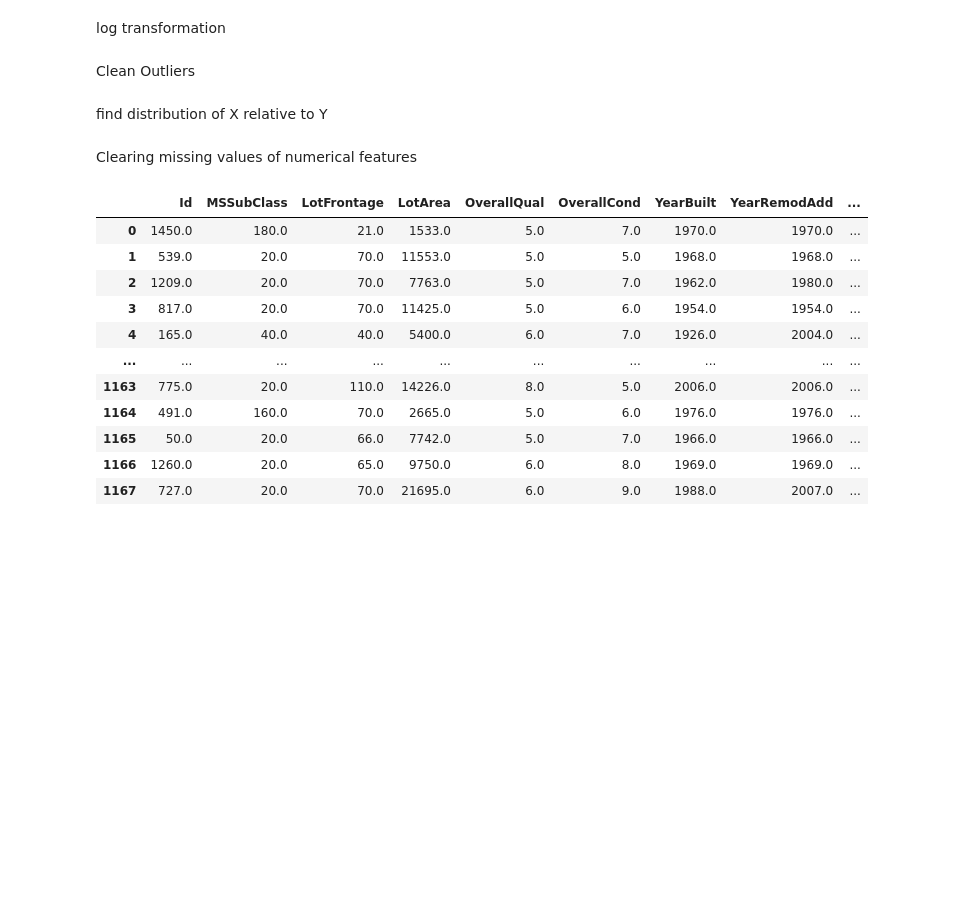
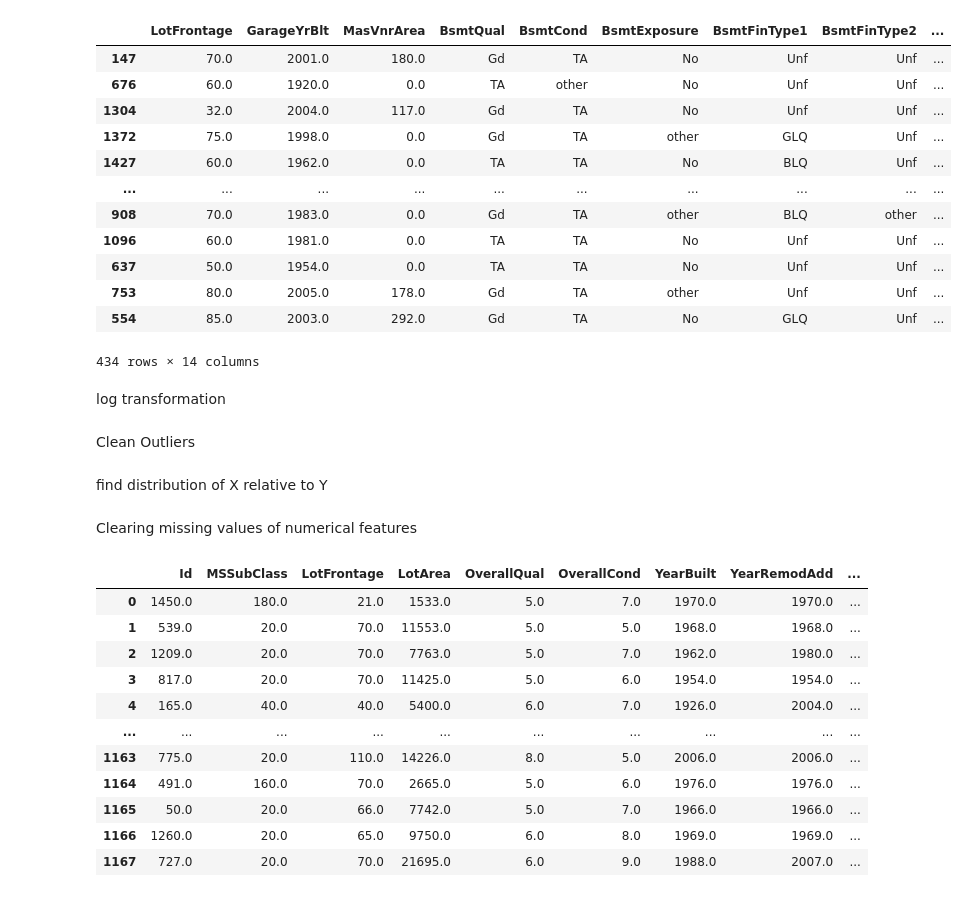
Before and after one commit to Yimei-Yang/HousingPrice-Kaggle-, a Jupyter notebook: house_price_prediction.ipynb, the cells around one changed output. Cells and saved outputs as stored; diff of their text form; code cells hidden in the pictures; blank space fills up the shorter version.

Commit message:
data imputation

```diff
--- a/house_price_prediction.ipynb
+++ b/house_price_prediction.ipynb
@@ -116,0 +496,14 @@ X_train, X_val, y_train, y_val = train_test_split(X, y, test_size=0.2)
+# %%
+# Imputer for numerical columns
+numerical_imputer = SimpleImputer(strategy='median')
+
+# Imputer for categorical columns
+categorical_imputer = SimpleImputer(strategy='most_frequent')
+categorical_imputer_unknown = SimpleImputer(strategy='constant', fill_value = "unknown")
+# %%
+numeric_feat = ['LotFrontage', 'GarageYrBlt', 'MasVnrArea']
+cat_feat = ['BsmtQual', 'BsmtCond', 'BsmtExposure', 'BsmtFinType1',
+          'BsmtFinType2', 'FireplaceQu', 'GarageType', 'GarageFinish',
+         'GarageQual', 'GarageCond']
+cat_feat_missing = ['MasVnrType']
+passthrough = [
@@ -117,3 +530,40 @@ X_train, X_val, y_train, y_val = train_test_split(X, y, test_size=0.2)
+# %%
+from sklearn.compose import ColumnTransformer
+import warnings
+
+# Suppress specific FutureWarning
+warnings.filterwarnings("ignore", category=FutureWarning, module='sklearn.utils.validation')
+
+preprocessor = ColumnTransformer(
+    transformers=[
+        ("num", numerical_imputer, numeric_feat),
+        ("cat", categorical_imputer,
+         cat_feat),
+        ("cat_missing", categorical_imputer_unknown, cat_feat_missing)
+    ])
+# %%
+X_train__copy_transformed = preprocessor.fit_transform(X_train_copy)
+# %%
+X_train_copy_transformed_df = pd.DataFrame(
+    X_train__copy_transformed,
+    columns=numeric_feat + cat_feat + cat_feat_missing,  # Update column names as appropriate
+    index=X_train_copy.index
+)
+X_train_copy_transformed_df
+# %% [output]
+|  | LotFrontage | GarageYrBlt | MasVnrArea | BsmtQual | BsmtCond | BsmtExposure | BsmtFinType1 | BsmtFinType2 | ... |
+| 147 | 70.0 | 2001.0 | 180.0 | Gd | TA | No | Unf | Unf | ... |
+| 676 | 60.0 | 1920.0 | 0.0 | TA | other | No | Unf | Unf | ... |
+| 1304 | 32.0 | 2004.0 | 117.0 | Gd | TA | No | Unf | Unf | ... |
+| 1372 | 75.0 | 1998.0 | 0.0 | Gd | TA | other | GLQ | Unf | ... |
+| 1427 | 60.0 | 1962.0 | 0.0 | TA | TA | No | BLQ | Unf | ... |
+| ... | ... | ... | ... | ... | ... | ... | ... | ... | ... |
+| 908 | 70.0 | 1983.0 | 0.0 | Gd | TA | other | BLQ | other | ... |
+| 1096 | 60.0 | 1981.0 | 0.0 | TA | TA | No | Unf | Unf | ... |
+| 637 | 50.0 | 1954.0 | 0.0 | TA | TA | No | Unf | Unf | ... |
+| 753 | 80.0 | 2005.0 | 178.0 | Gd | TA | other | Unf | Unf | ... |
+| 554 | 85.0 | 2003.0 | 292.0 | Gd | TA | No | GLQ | Unf | ... |
+434 rows × 14 columns
 # %% [markdown]
 log transformation
 # %%
```
Also changed, not shown: parts of 116 cells of this notebook.
